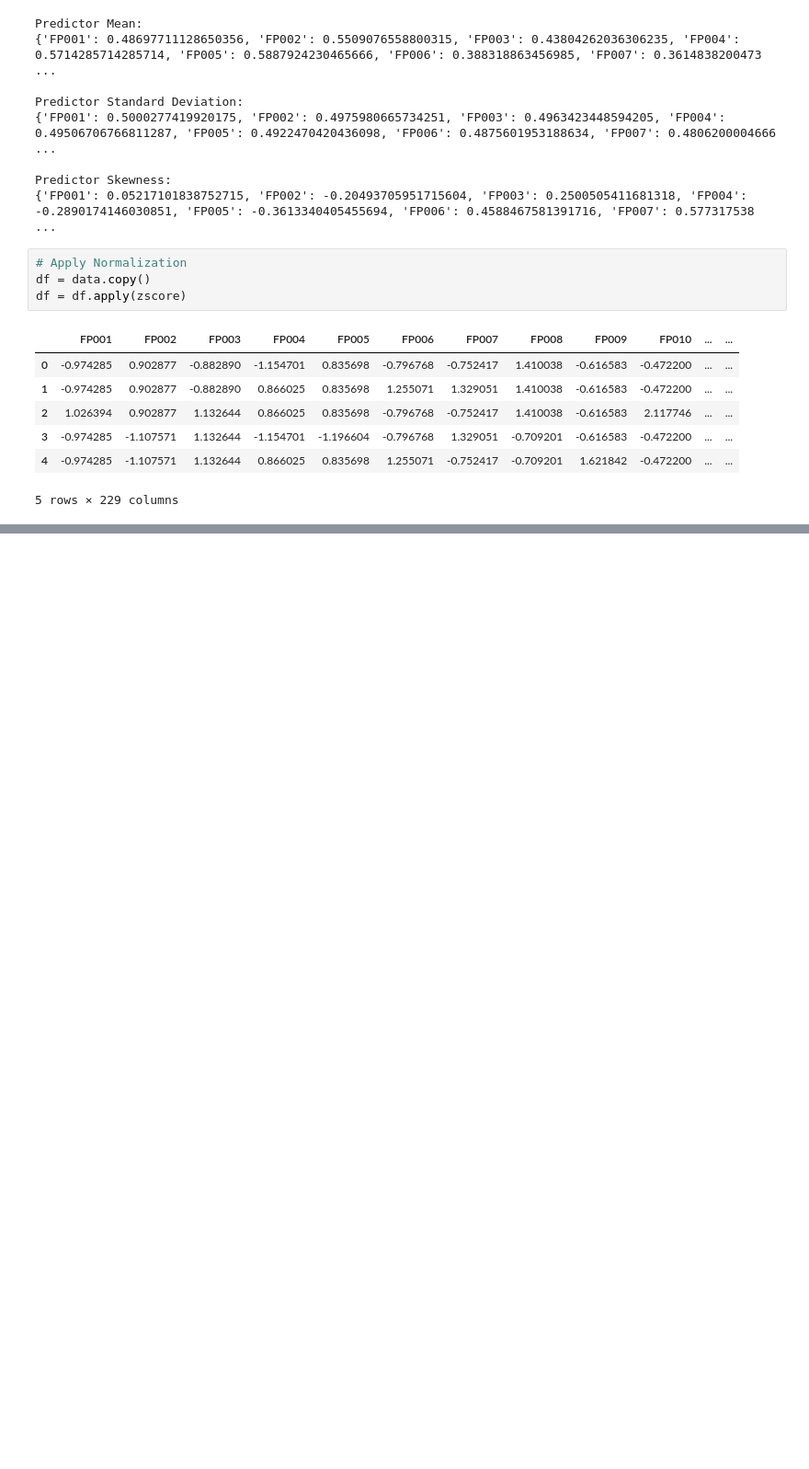
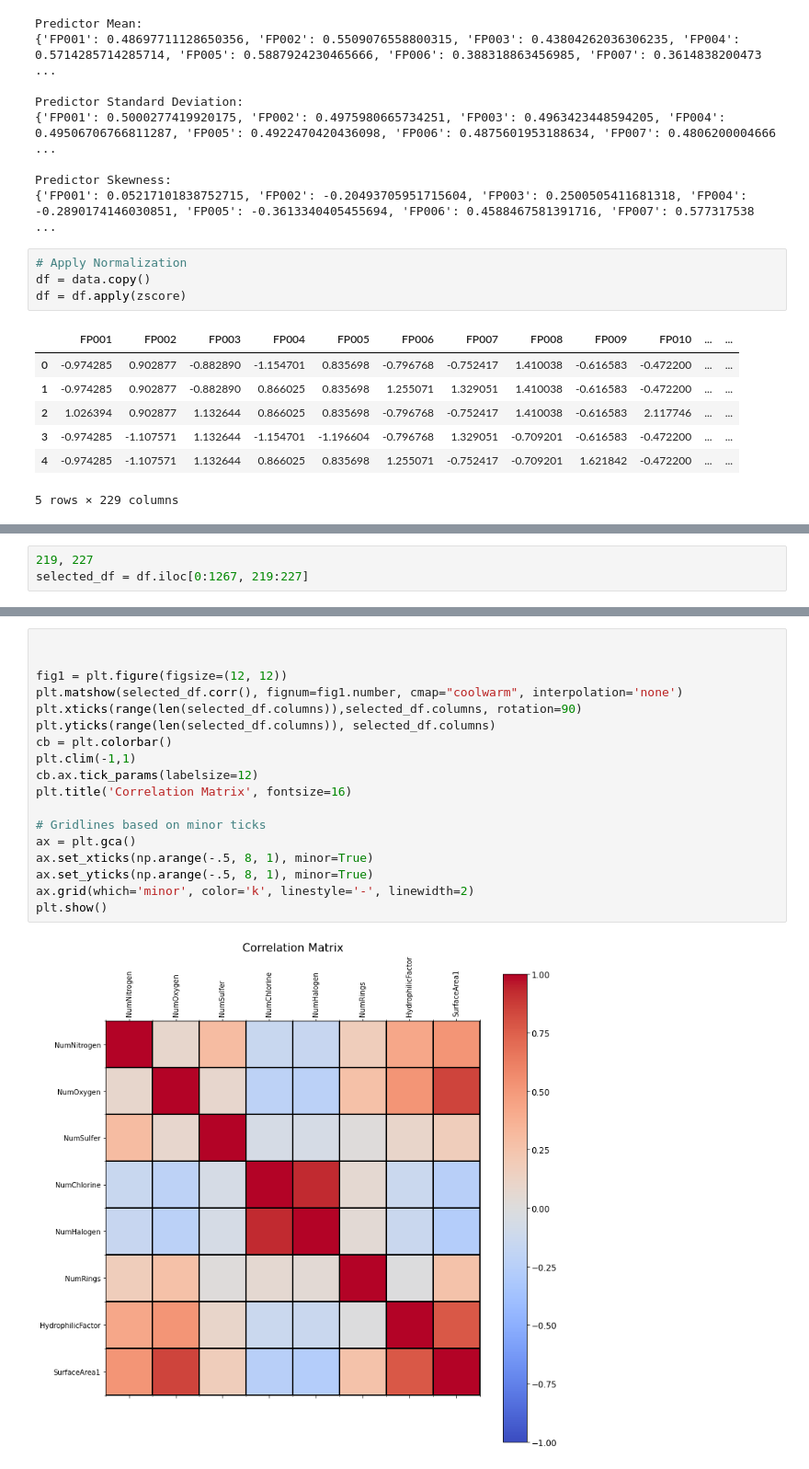
Before and after one commit to lucasabdalah/Exploratory-Data-Analisys, a Jupyter notebook: code/hw2/data_regression.ipynb, the cells around one changed output, grey strips where cells are left out. Shown at 92% size. Saved outputs shown, nothing was run; the diff lists cells and outputs as text; blank space fills up the shorter version.

Commit message:
correlation matrix

```diff
--- a/code/hw2/data_regression.ipynb
+++ b/code/hw2/data_regression.ipynb
@@ -123,0 +119,3 @@ df = df.apply(zscore)
+# %%
+219, 227
+selected_df = df.iloc[0:1267, 219:227]
@@ -123,0 +131,20 @@ df = df.apply(zscore)
+# %%
+
+
+fig1 = plt.figure(figsize=(12, 12))
+plt.matshow(selected_df.corr(), fignum=fig1.number, cmap="coolwarm", interpolation='none')
+plt.xticks(range(len(selected_df.columns)),selected_df.columns, rotation=90)
+plt.yticks(range(len(selected_df.columns)), selected_df.columns)
+cb = plt.colorbar()
+plt.clim(-1,1)
+cb.ax.tick_params(labelsize=12)
+plt.title('Correlation Matrix', fontsize=16)
+
+# Gridlines based on minor ticks
+ax = plt.gca()
+ax.set_xticks(np.arange(-.5, 8, 1), minor=True)
+ax.set_yticks(np.arange(-.5, 8, 1), minor=True)
+ax.grid(which='minor', color='k', linestyle='-', linewidth=2)
+plt.show()
+# %% [output]
+[figure, added]
```
Also changed, not shown: parts of 3 cells of this notebook.
